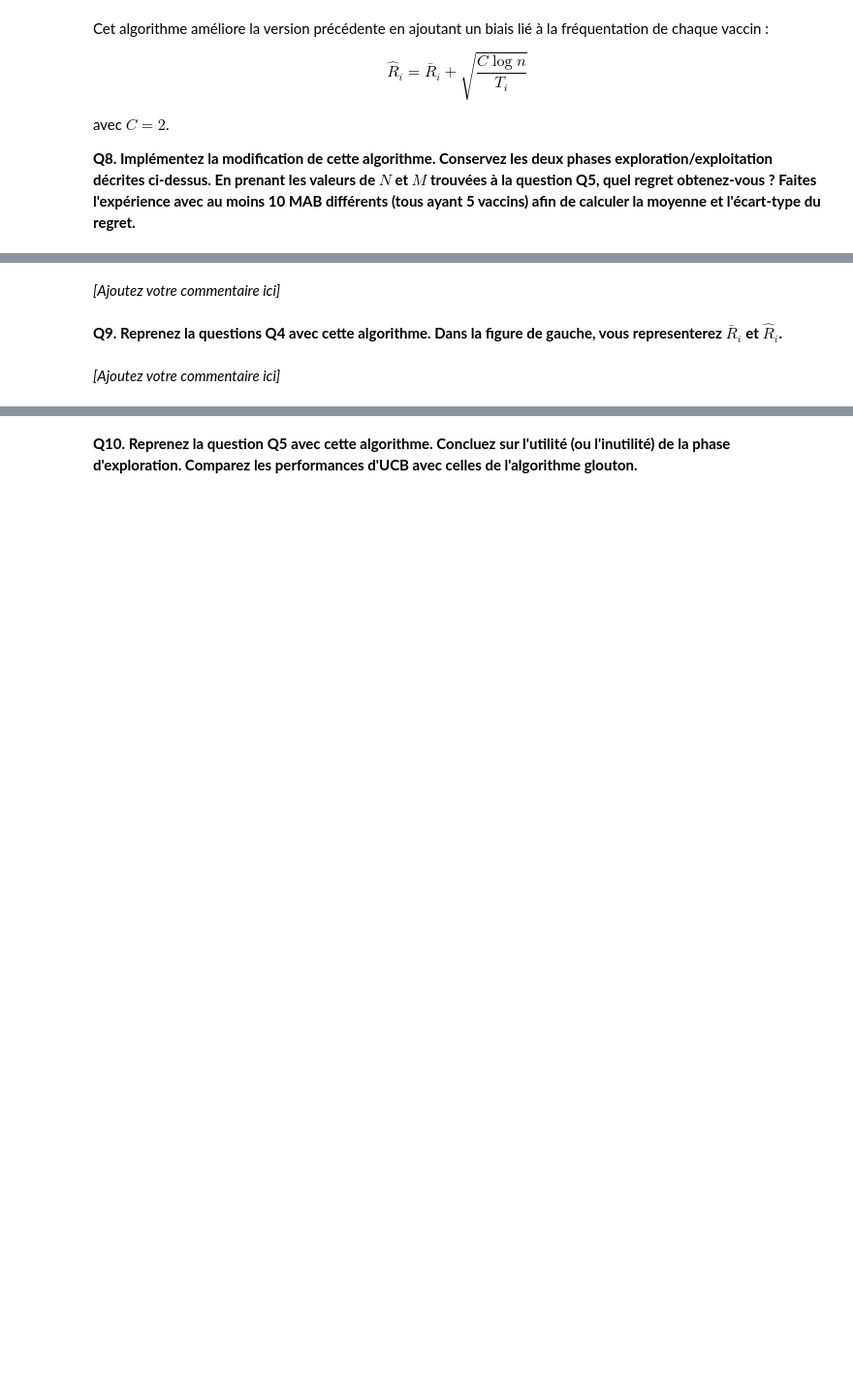
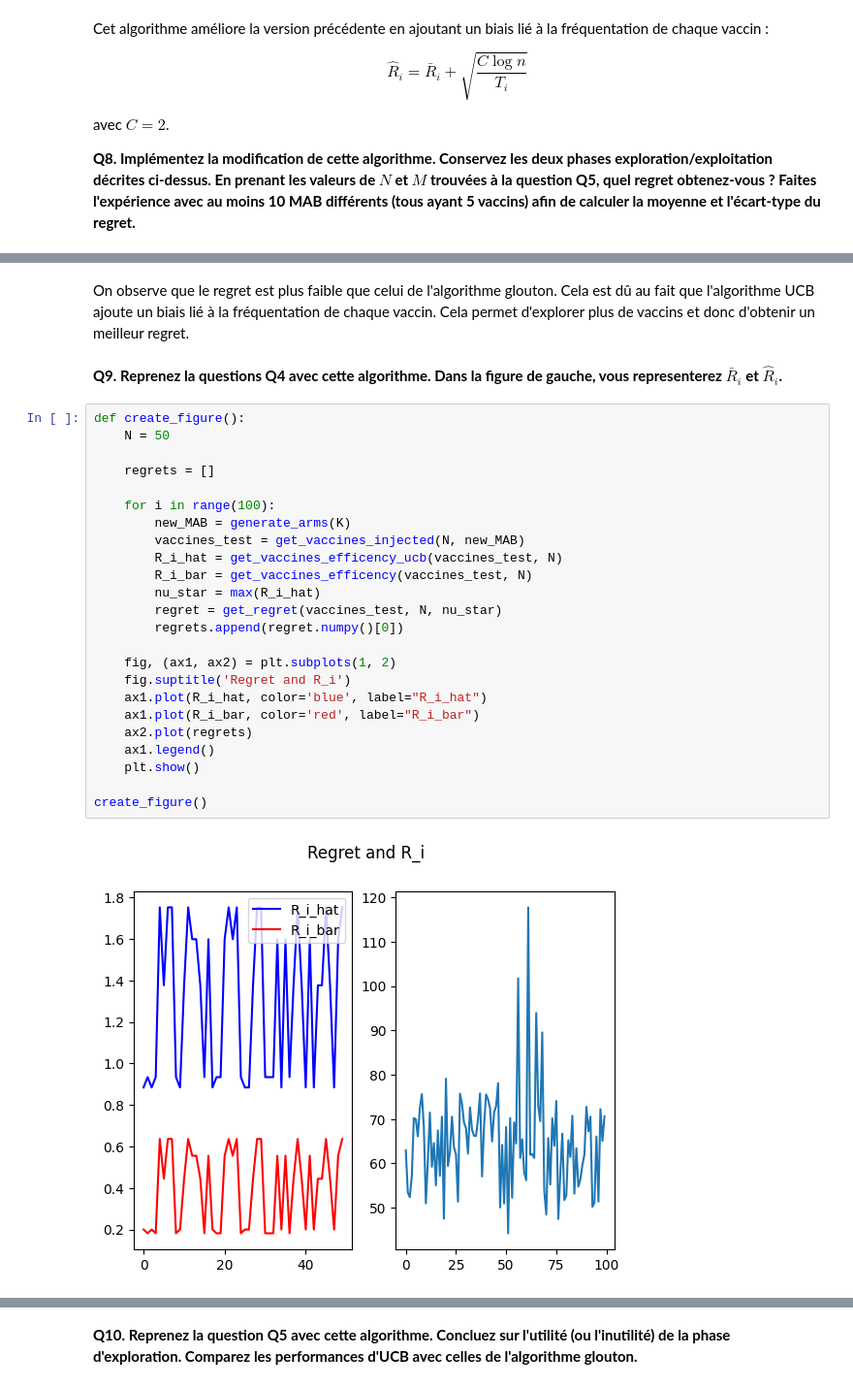
Before and after one commit to SCIA-Premium/RELE, a Jupyter notebook: tp1/C1_TP_MAB1.ipynb, the cells around one changed output, grey strips where cells are left out. Shown: that part at 97% size. Saved outputs shown, nothing was run; the diff lists cells and outputs as text; blank space fills up the shorter version.

```diff
--- a/tp1/C1_TP_MAB1.ipynb
+++ b/tp1/C1_TP_MAB1.ipynb
@@ -447,6 +459,30 @@ L'ecart type du regret est : 56.478733
-# %% [markdown]
-*[Ajoutez votre commentaire ici]*
+# %% [markdown]
+On observe que le regret est plus faible que celui de l'algorithme glouton. Cela est dû au fait que l'algorithme UCB ajoute un biais lié à la fréquentation de chaque vaccin. Cela permet d'explorer plus de vaccins et donc d'obtenir un meilleur regret.
 # %% [markdown]
 **Q9. Reprenez la questions Q4 avec cette algorithme. Dans la figure de gauche, vous representerez $\bar{R}_i$ et $\hat{R}_i$.**
-# %% [markdown]
-*[Ajoutez votre commentaire ici]*
+# %%
+def create_figure():
+    N = 50
+
+    regrets = []
+
+    for i in range(100):
+        new_MAB = generate_arms(K)
+        vaccines_test = get_vaccines_injected(N, new_MAB)
+        R_i_hat = get_vaccines_efficency_ucb(vaccines_test, N)
+        R_i_bar = get_vaccines_efficency(vaccines_test, N)
+        nu_star = max(R_i_hat)
+        regret = get_regret(vaccines_test, N, nu_star)
+        regrets.append(regret.numpy()[0])
+
+    fig, (ax1, ax2) = plt.subplots(1, 2)
+    fig.suptitle('Regret and R_i')
+    ax1.plot(R_i_hat, color='blue', label="R_i_hat")
+    ax1.plot(R_i_bar, color='red', label="R_i_bar")
+    ax2.plot(regrets)
+    ax1.legend()
+    plt.show()
+
+create_figure()
+# %% [output]
+[figure, added]
```
Also changed, not shown: parts of 19 cells of this notebook.
